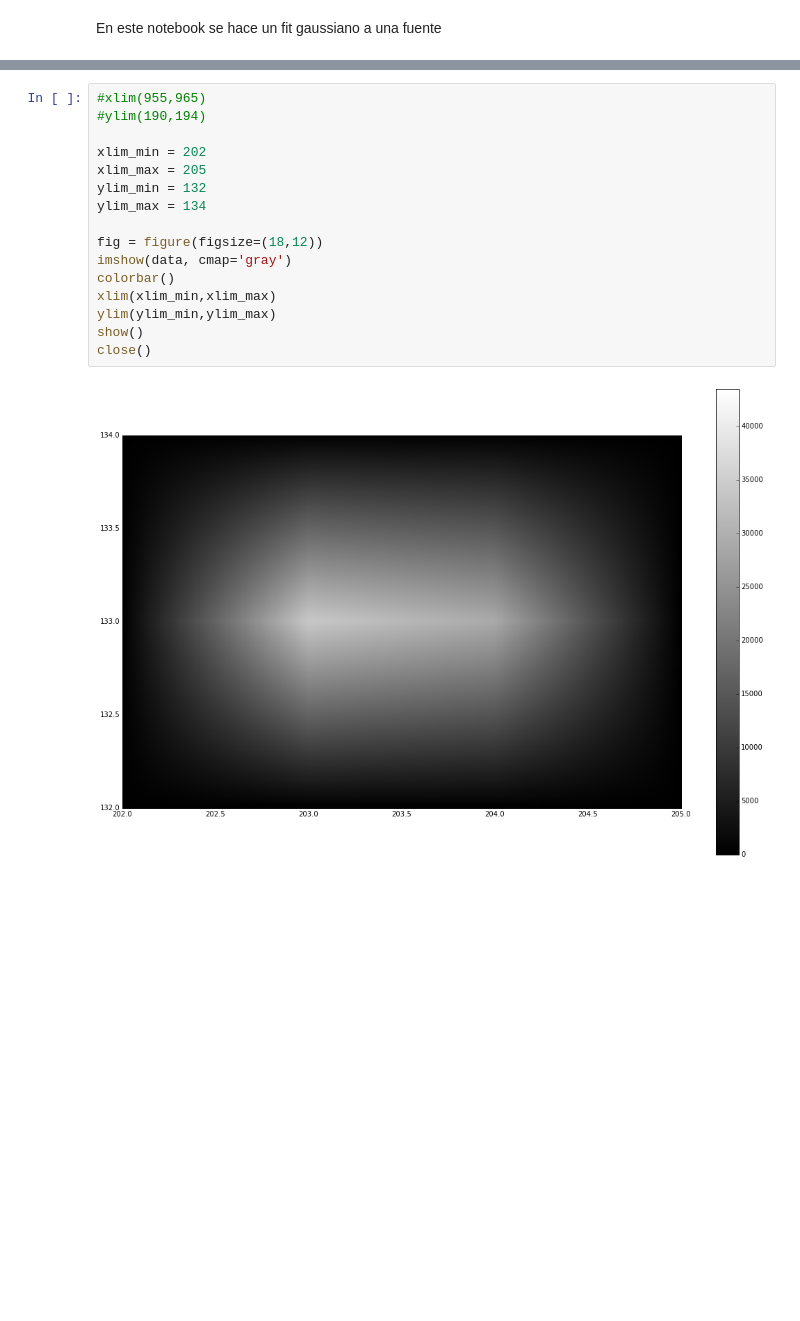
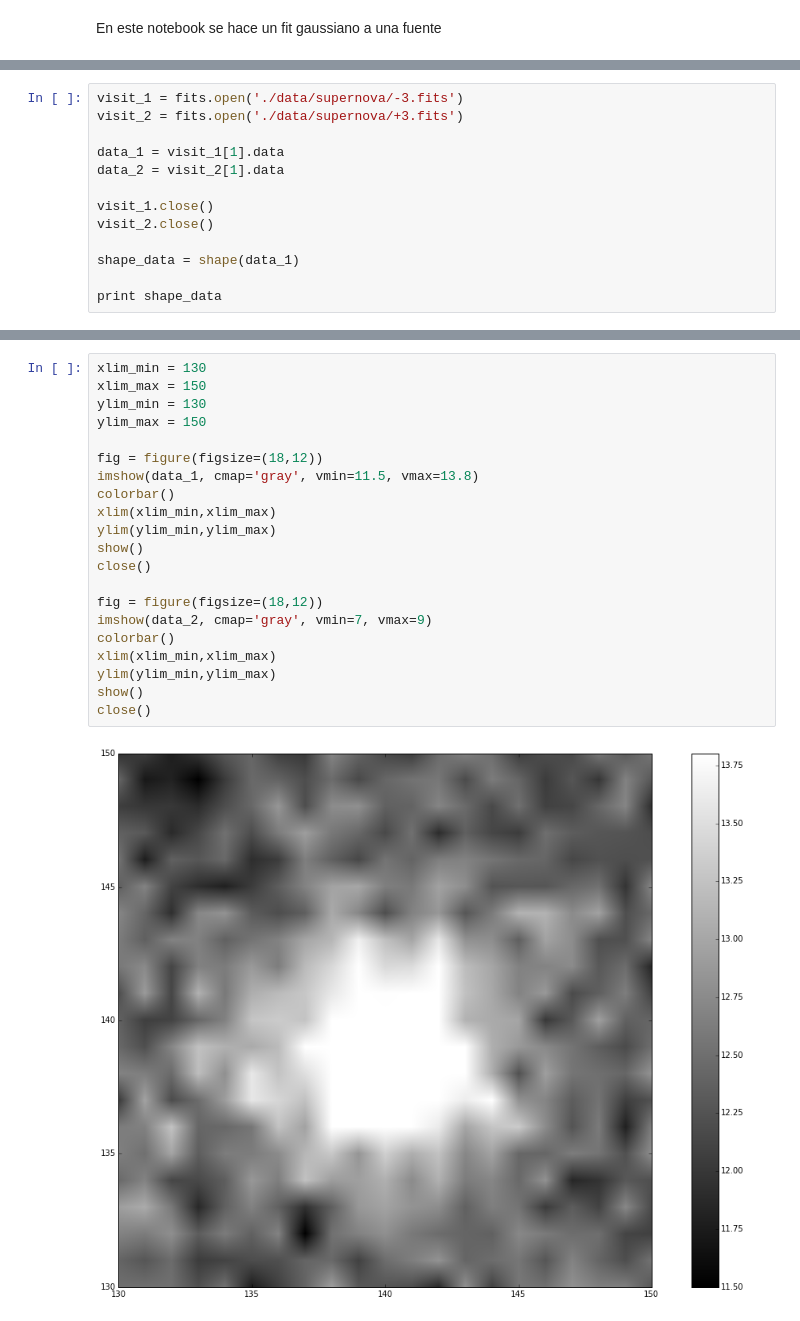
Before and after one commit to mariacamilaremolinagutierrez/MonitoriaInvestigacionLSST, a Jupyter notebook: ModeladoGaussiano.ipynb, the cells around one changed output, grey strips where cells are left out. Cells and saved outputs as stored; diff of their text form; blank space fills up the shorter version.

```diff
--- a/ModeladoGaussiano.ipynb
+++ b/ModeladoGaussiano.ipynb
@@ -28,0 +16,13 @@ print shape_data
+# %%
+visit_1 = fits.open('./data/supernova/-3.fits')
+visit_2 = fits.open('./data/supernova/+3.fits')
+
+data_1 = visit_1[1].data
+data_2 = visit_2[1].data
+
+visit_1.close()
+visit_2.close()
+
+shape_data = shape(data_1)
+
+print shape_data
@@ -29,18 +31,23 @@ print shape_data
 # %%
-#xlim(955,965)
-#ylim(190,194)
-
-xlim_min = 202
-xlim_max = 205
-ylim_min = 132
-ylim_max = 134
+xlim_min = 130
+xlim_max = 150
+ylim_min = 130
+ylim_max = 150
 
 fig = figure(figsize=(18,12))
-imshow(data, cmap='gray')
+imshow(data_1, cmap='gray', vmin=11.5, vmax=13.8)
 colorbar()
 xlim(xlim_min,xlim_max)
 ylim(ylim_min,ylim_max)
 show()
 close()
+
+fig = figure(figsize=(18,12))
+imshow(data_2, cmap='gray', vmin=7, vmax=9)
+colorbar()
+xlim(xlim_min,xlim_max)
+ylim(ylim_min,ylim_max)
+show()
+close()
 # %% [output]
-[figure, old version]
+[figure, new version]
```
Also changed, not shown: parts of 26 cells of this notebook, 2 other files.
